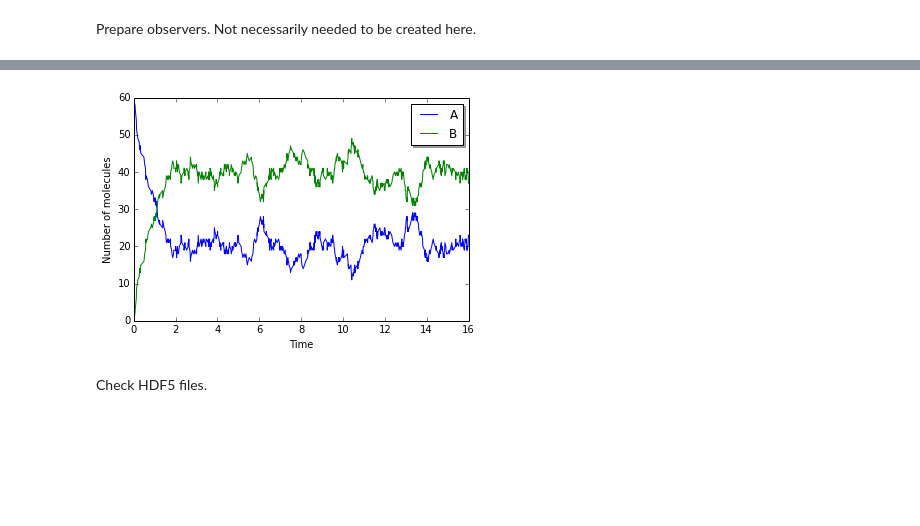
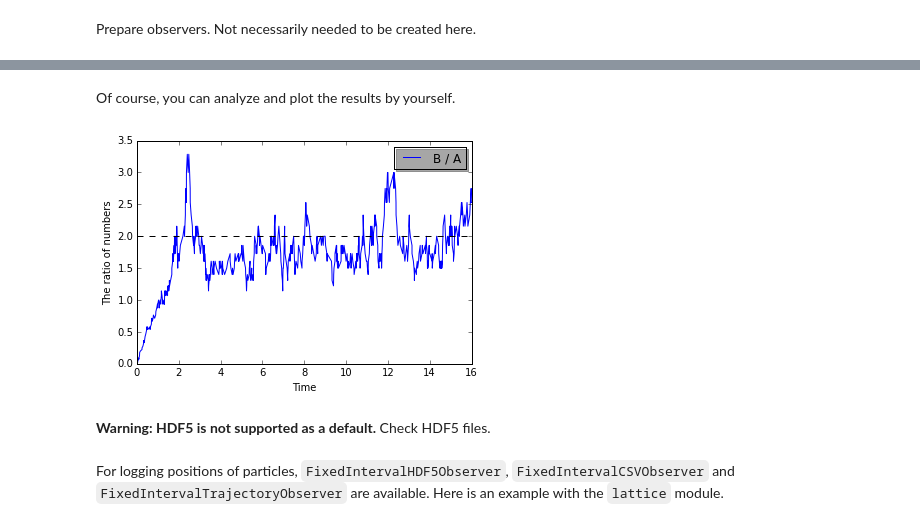
Before and after one commit to ecell/ecell4_base, a Jupyter notebook: ipynb/Tutorials/Observer.ipynb, the cells around one changed output, grey strips where cells are left out. Drawn from its saved outputs; the diff is of its cells as text; code cells hidden in the pictures; blank space fills up the shorter version.

Commit message:
Update a tutorial about Observer in ipynb

```diff
--- a/ipynb/Tutorials/Observer.ipynb
+++ b/ipynb/Tutorials/Observer.ipynb
@@ -5,17 +5,20 @@ This is a tutorial for E-Cell4. Here, we explain Observer classes for logging da
 # %%
 from ecell4.core import *
-from ecell4.gillespie import *
+from ecell4 import gillespie
 
 m = NetworkModel()
 m.add_reaction_rule(create_unimolecular_reaction_rule(Species("A"), Species("B"), 1.0))
 m.add_reaction_rule(create_unimolecular_reaction_rule(Species("B"), Species("A"), 0.5))
-w = GillespieWorld(Real3(1, 1, 1))
+
+w = gillespie.GillespieWorld(Real3(1, 1, 1))
 w.add_molecules(Species("A"), 60)
-s = GillespieSimulator(m, w)
+
+s = gillespie.GillespieSimulator(m, w)
 s.initialize()
 # %% [markdown]
 Prepare observers. Not necessarily needed to be created here.
 # %%
 obs1 = FixedIntervalNumberObserver(1.0, ["A"])
 obs2 = NumberObserver(["A", "B"])
-# obs3 = FixedIntervalHDF5Observer(5.0, "test%02d.h5")
+obs3 = TimingNumberObserver([0, 1e-3, 1e-2, 1e-1, 1e+0, 1e+1], ["A"])
+obs4 = FixedIntervalHDF5Observer(5.0, "test%02d.h5")
@@ -24,3 +27,4 @@ Run simulation with observers.
 # %%
-s.run(16.0, [obs1, obs2])
+s.run(16.0, [obs1, obs2, obs3])
+# s.run(16.0, [obs1, obs2, obs3, obs4])
 # %% [markdown]
@@ -40,22 +60,27 @@ Plot data in an Observer. `NumberObserver` logs data just after every step when
+# %% [markdown]
+Of course, you can analyze and plot the results by yourself.
 # %%
 %matplotlib inline
+import numpy
 import matplotlib.pylab as plt
 
 labels = [sp.serial() for sp in obs2.targets()]
 data = numpy.asarray(obs2.data()).T
 
-for i in range(1, len(data)):
-    plt.plot(data[0], data[i], label=labels[i - 1])
+plt.plot(data[0], data[2] / data[1], label="{1} / {0}".format(labels[0], labels[1]))
+plt.plot([data[0][0], data[0][-1]], [2.0, 2.0], 'k--')
 plt.xlabel("Time")
-plt.ylabel("Number of molecules")
+plt.ylabel("The ratio of numbers")
 plt.legend(loc="best", shadow=True)
 plt.show()
 # %% [output]
-[figure, old version]
+[figure, new version]
-# %% [markdown]
-Check HDF5 files.
+# %% [markdown]
+**Warning: HDF5 is not supported as a default.** Check HDF5 files.
 # %%
 # import glob
 # print(glob.glob("test*.h5"))
 # w.load('test03.h5')
 # print(w.t(), w.num_molecules(Species("A")), w.num_molecules(Species("B")))
+# %% [markdown]
+For logging positions of particles, `FixedIntervalHDF5Observer`, `FixedIntervalCSVObserver` and `FixedIntervalTrajectoryObserver` are available. Here is an example with the `lattice` module.
```
Also changed, not shown: parts of 24 cells of this notebook.
